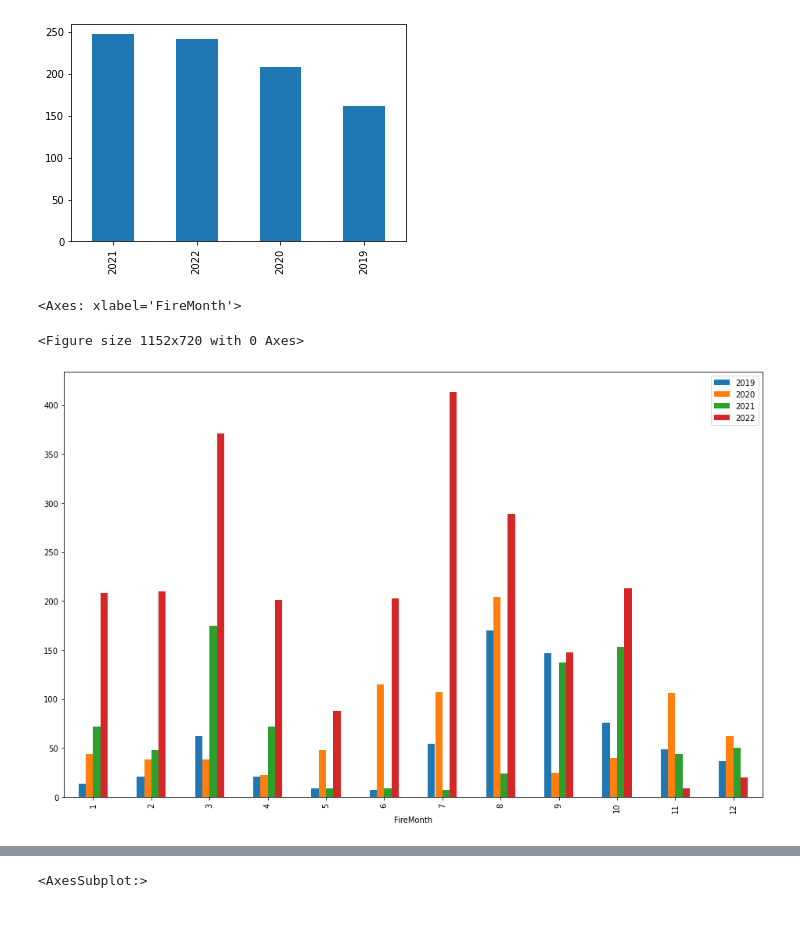
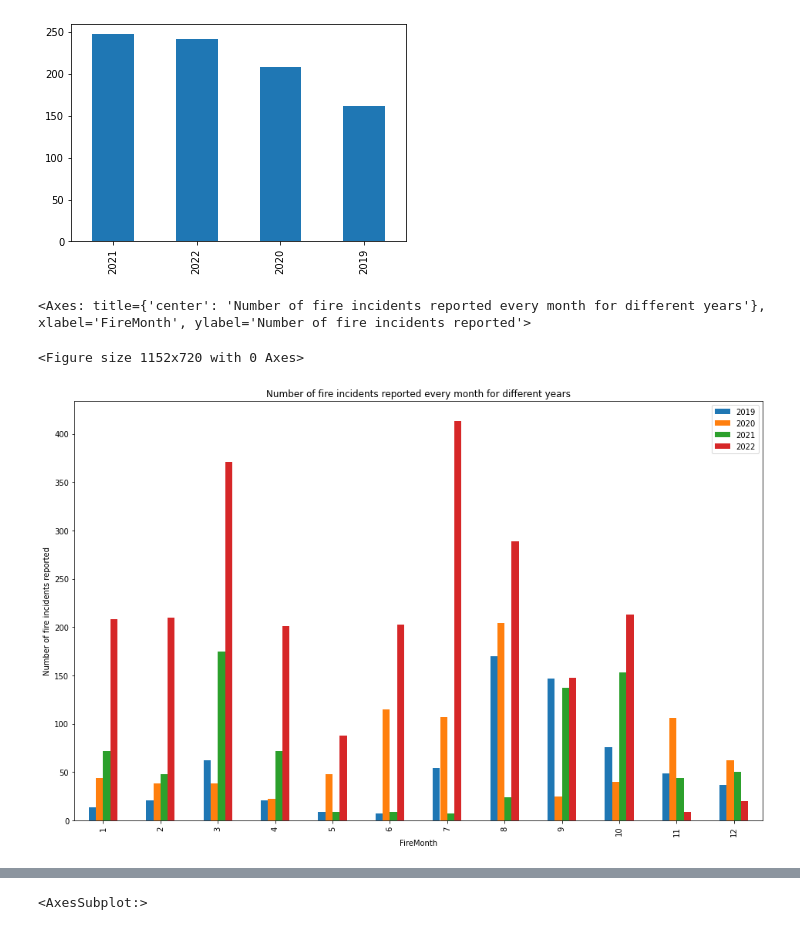
Before and after one commit to ManaswineeB/datanators, a Jupyter notebook: Tushar/TAMIDS_NIFC.ipynb, the cells around one changed output, grey strips where cells are left out. Cells and saved outputs as stored; diff of their text form; code cells hidden in the pictures.

```diff
--- a/Tushar/TAMIDS_NIFC.ipynb
+++ b/Tushar/TAMIDS_NIFC.ipynb
@@ -151,12 +151,12 @@ dftx[(dftx['FireMonth']<13) & (dftx['FireMonth']>9)]['FireYear'].value_counts().
 # %%
 
 dft = dftx.groupby('FireYear')['FireMonth'].value_counts()
 dft2 = pd.merge(dft[2019].rename(index = 'Month'),dft[2020].rename(index = 'Month'), on = 'FireMonth')
 dft3 = pd.merge(dft[2021].rename(index = 'Month'),dft[2022].rename(index = 'Month'), on = 'FireMonth')
 dft_m = pd.merge(dft2.set_axis([2019,2020],axis = 1),dft3.set_axis([2021,2022],axis = 1), on = 'FireMonth')
 plt.figure(figsize = (16,10))
-dft_m.reindex(index = list(range(1,13))).plot(kind = 'bar',figsize = (16,10))
+dft_m.reindex(index = list(range(1,13))).plot(ylabel = 'Number of fire incidents reported',kind = 'bar',figsize = (16,10), title = 'Number of fire incidents reported every month for different years')
 # %% [output]
-<Axes: xlabel='FireMonth'>
+<Axes: title={'center': 'Number of fire incidents reported every month for different years'}, xlabel='FireMonth', ylabel='Number of fire incidents reported'>
 <Figure size 1152x720 with 0 Axes>
-[figure, old version]
+[figure, new version]
```
Also changed, not shown: parts of 2 cells of this notebook.
